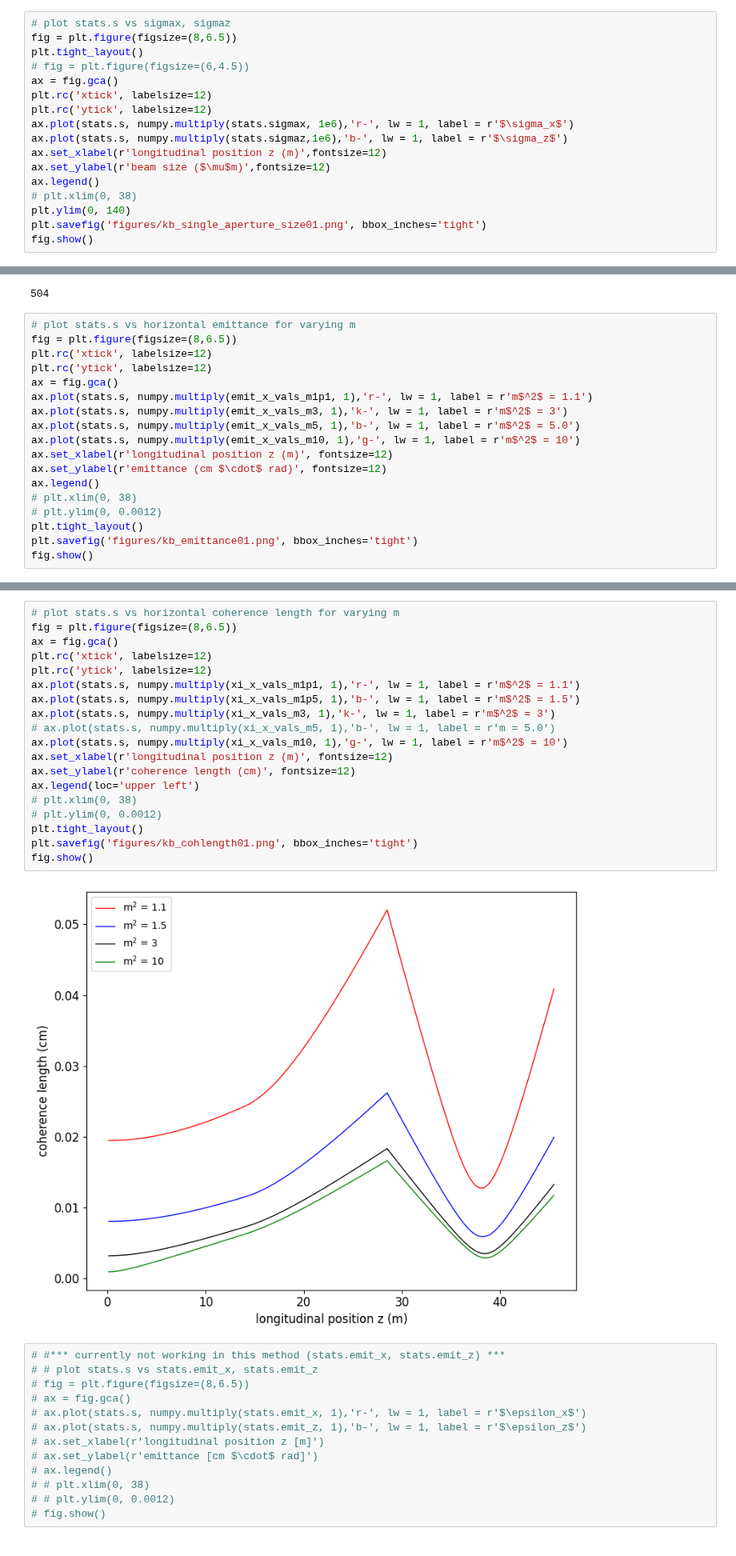
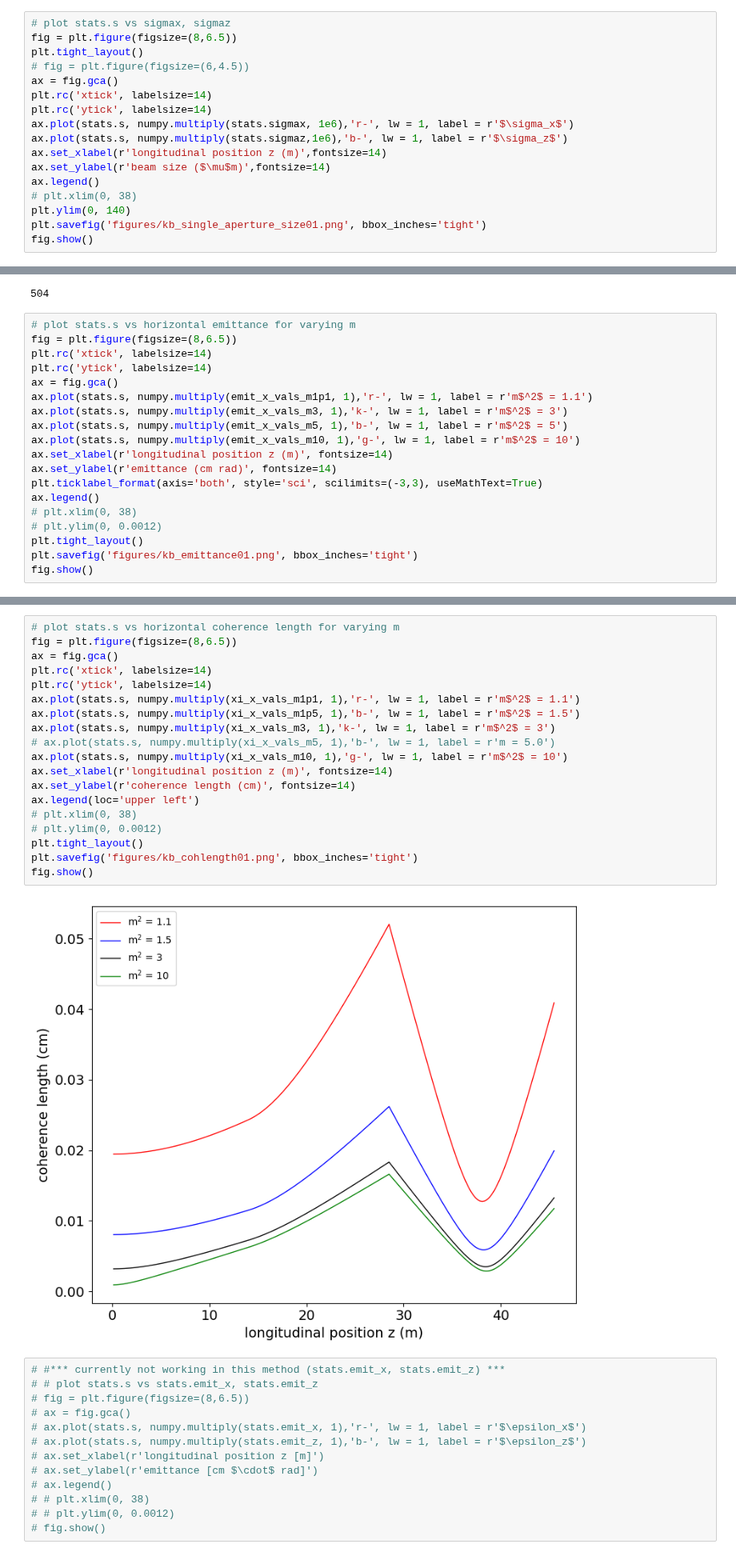
Before and after one commit to radiasoft/rslight, a Jupyter notebook: shadow/kb_single_aperture_napac22_02.ipynb, the cells around one changed output, grey strips where cells are left out. Shown at 80% size. Saved outputs shown, nothing was run; the diff lists cells and outputs as text.

Commit message:
fix figures for PRAB paper

```diff
--- a/shadow/kb_single_aperture_napac22_02.ipynb
+++ b/shadow/kb_single_aperture_napac22_02.ipynb
@@ -956,12 +956,12 @@ fig = plt.figure(figsize=(8,6.5))
 plt.tight_layout()
 # fig = plt.figure(figsize=(6,4.5))
 ax = fig.gca()
-plt.rc('xtick', labelsize=12)
-plt.rc('ytick', labelsize=12)
+plt.rc('xtick', labelsize=14)
+plt.rc('ytick', labelsize=14)
 ax.plot(stats.s, numpy.multiply(stats.sigmax, 1e6),'r-', lw = 1, label = r'$\sigma_x$')
 ax.plot(stats.s, numpy.multiply(stats.sigmaz,1e6),'b-', lw = 1, label = r'$\sigma_z$')
-ax.set_xlabel(r'longitudinal position z (m)',fontsize=12)
-ax.set_ylabel(r'beam size ($\mu$m)',fontsize=12)
+ax.set_xlabel(r'longitudinal position z (m)',fontsize=14)
+ax.set_ylabel(r'beam size ($\mu$m)',fontsize=14)
 ax.legend()
 # plt.xlim(0, 38)
 plt.ylim(0, 140)
@@ -1073,15 +1075,16 @@ numpy.size(stats.s)
 # %%
 # plot stats.s vs horizontal emittance for varying m
 fig = plt.figure(figsize=(8,6.5))
-plt.rc('xtick', labelsize=12)
-plt.rc('ytick', labelsize=12)
+plt.rc('xtick', labelsize=14)
+plt.rc('ytick', labelsize=14)
 ax = fig.gca()
 ax.plot(stats.s, numpy.multiply(emit_x_vals_m1p1, 1),'r-', lw = 1, label = r'm$^2$ = 1.1')
 ax.plot(stats.s, numpy.multiply(emit_x_vals_m3, 1),'k-', lw = 1, label = r'm$^2$ = 3')
-ax.plot(stats.s, numpy.multiply(emit_x_vals_m5, 1),'b-', lw = 1, label = r'm$^2$ = 5.0')
+ax.plot(stats.s, numpy.multiply(emit_x_vals_m5, 1),'b-', lw = 1, label = r'm$^2$ = 5')
 ax.plot(stats.s, numpy.multiply(emit_x_vals_m10, 1),'g-', lw = 1, label = r'm$^2$ = 10')
-ax.set_xlabel(r'longitudinal position z (m)', fontsize=12)
-ax.set_ylabel(r'emittance (cm $\cdot$ rad)', fontsize=12)
+ax.set_xlabel(r'longitudinal position z (m)', fontsize=14)
+ax.set_ylabel(r'emittance (cm rad)', fontsize=14)
+plt.ticklabel_format(axis='both', style='sci', scilimits=(-3,3), useMathText=True)
 ax.legend()
 # plt.xlim(0, 38)
 # plt.ylim(0, 0.0012)
@@ -1093,24 +1096,24 @@ fig.show()
 # %%
 # plot stats.s vs horizontal coherence length for varying m
 fig = plt.figure(figsize=(8,6.5))
 ax = fig.gca()
-plt.rc('xtick', labelsize=12)
-plt.rc('ytick', labelsize=12)
+plt.rc('xtick', labelsize=14)
+plt.rc('ytick', labelsize=14)
 ax.plot(stats.s, numpy.multiply(xi_x_vals_m1p1, 1),'r-', lw = 1, label = r'm$^2$ = 1.1')
 ax.plot(stats.s, numpy.multiply(xi_x_vals_m1p5, 1),'b-', lw = 1, label = r'm$^2$ = 1.5')
 ax.plot(stats.s, numpy.multiply(xi_x_vals_m3, 1),'k-', lw = 1, label = r'm$^2$ = 3')
 # ax.plot(stats.s, numpy.multiply(xi_x_vals_m5, 1),'b-', lw = 1, label = r'm = 5.0')
 ax.plot(stats.s, numpy.multiply(xi_x_vals_m10, 1),'g-', lw = 1, label = r'm$^2$ = 10')
-ax.set_xlabel(r'longitudinal position z (m)', fontsize=12)
-ax.set_ylabel(r'coherence length (cm)', fontsize=12)
+ax.set_xlabel(r'longitudinal position z (m)', fontsize=14)
+ax.set_ylabel(r'coherence length (cm)', fontsize=14)
 ax.legend(loc='upper left')
 # plt.xlim(0, 38)
 # plt.ylim(0, 0.0012)
 plt.tight_layout()
 plt.savefig('figures/kb_cohlength01.png', bbox_inches='tight')
 fig.show()
 # %% [output]
-[figure, old version]
+[figure, new version]
 # %%
 # #*** currently not working in this method (stats.emit_x, stats.emit_z) ***
 # # plot stats.s vs stats.emit_x, stats.emit_z
```
Also changed, not shown: parts of 8 cells of this notebook, 1 other file.
